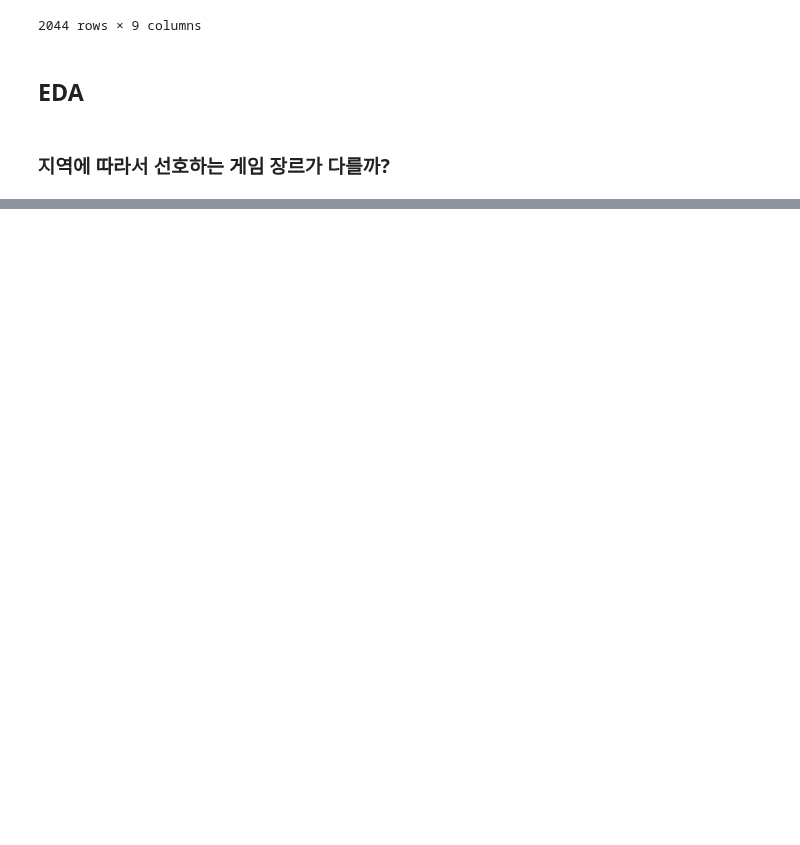
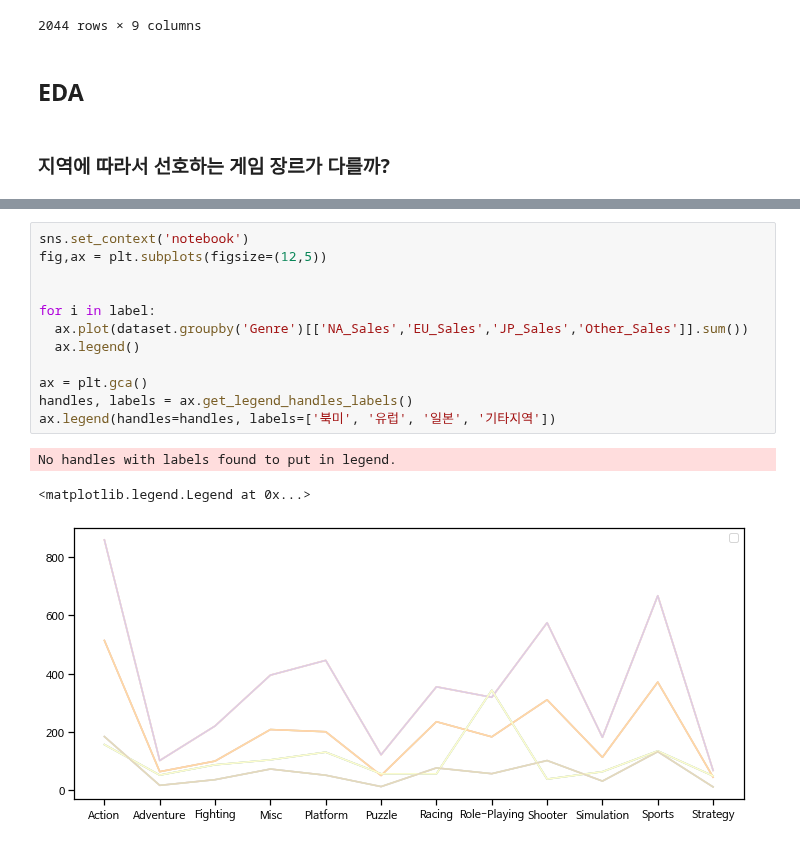
Before and after one commit to ljs7463/AnalysisProject, a Jupyter notebook: Gameanalysis.ipynb, the cells around one changed output, grey strips where cells are left out. Drawn from its saved outputs; the diff is of its cells as text; blank space fills up the shorter version.

Commit message:
multilegen in a figure

```diff
--- a/Gameanalysis.ipynb
+++ b/Gameanalysis.ipynb
@@ -671,0 +689,16 @@ Megadata_EU.sort_values('EU_Sales',ascending=False)
+# %%
+sns.set_context('notebook')
+fig,ax = plt.subplots(figsize=(12,5))
+
+
+for i in label:
+  ax.plot(dataset.groupby('Genre')[['NA_Sales','EU_Sales','JP_Sales','Other_Sales']].sum())
+  ax.legend()
+
+ax = plt.gca()
+handles, labels = ax.get_legend_handles_labels()
+ax.legend(handles=handles, labels=['북미', '유럽', '일본', '기타지역'])
+# %% [output]
+No handles with labels found to put in legend.
+<matplotlib.legend.Legend at 0x...>
+[figure, added]
```
Also changed, not shown: parts of 1 cell of this notebook.
